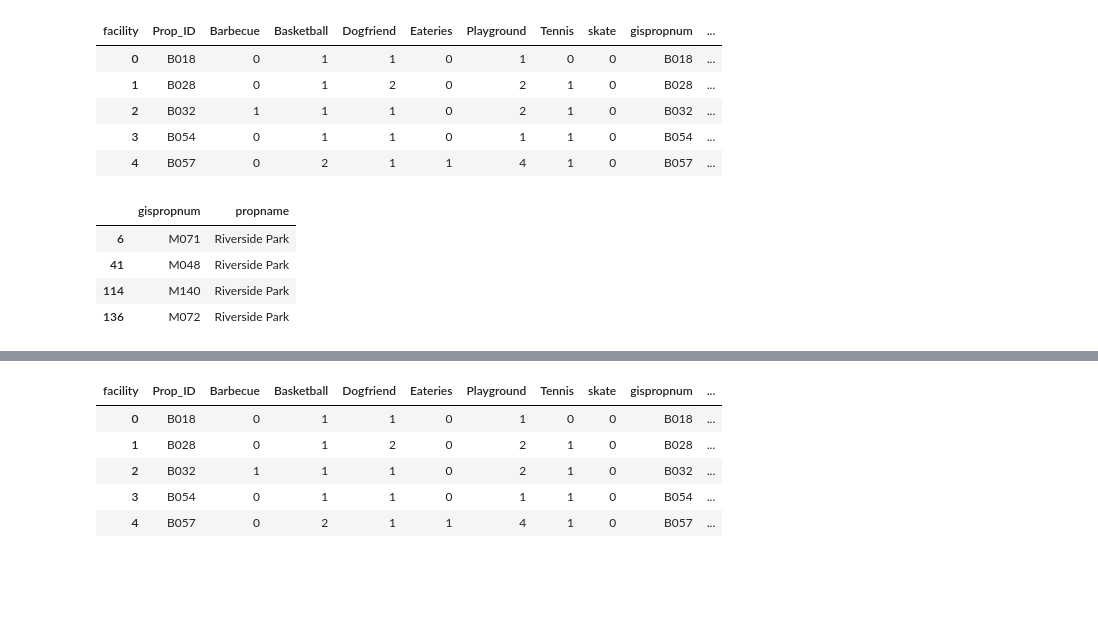
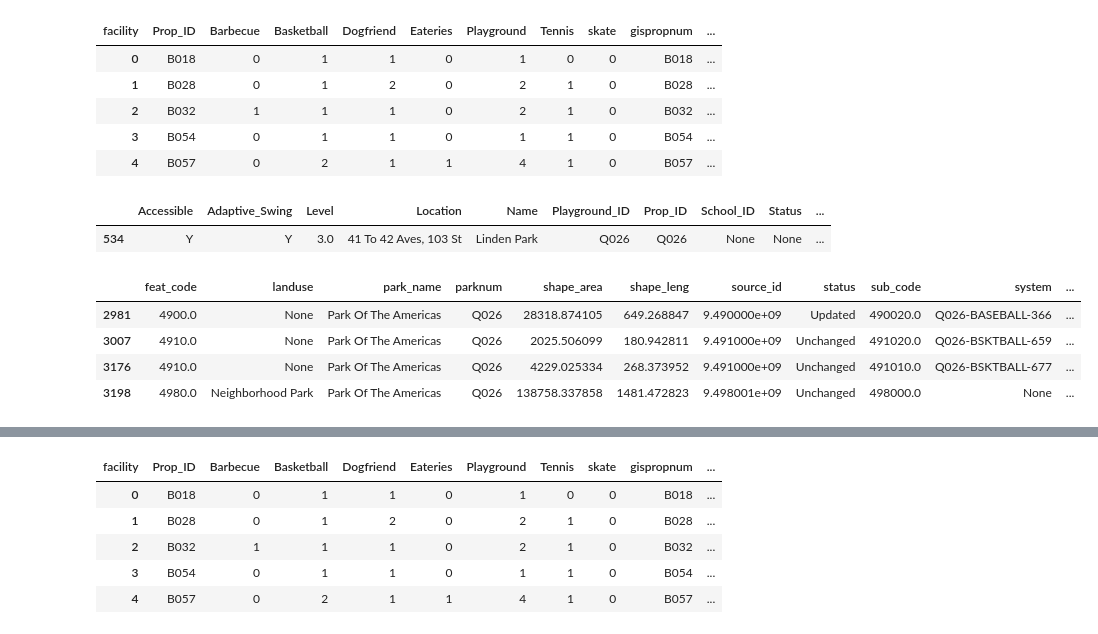
Before and after one commit to rohuniyer/How-greenspace-makes-the-green, a Jupyter notebook: greenspace.ipynb, the cells around one changed output, grey strips where cells are left out. Drawn from its saved outputs; the diff is of its cells as text; code cells hidden in the pictures; blank space fills up the shorter version.

```diff
--- a/greenspace.ipynb
+++ b/greenspace.ipynb
@@ -272,11 +272,16 @@ parkname=parkname.drop_duplicates()
 # %%
 greenname=gs[['parknum','park_name']]
 greenname=greenname.drop_duplicates()
-# %%
-parkname.loc[parkname.propname == 'Riverside Park']
-# %% [output]
-|  | gispropnum | propname |
-| 6 | M071 | Riverside Park |
-| 41 | M048 | Riverside Park |
-| 114 | M140 | Riverside Park |
-| 136 | M072 | Riverside Park |
+# %%
+plg.loc[plg.Prop_ID=='Q026']
+# %% [output]
+|  | Accessible | Adaptive_Swing | Level | Location | Name | Playground_ID | Prop_ID | School_ID | Status | ... |
+| 534 | Y | Y | 3.0 | 41 To 42 Aves, 103 St | Linden Park | Q026 | Q026 | None | None | ... |
+# %%
+gs.loc[gs.parknum=='Q026']
+# %% [output]
+|  | feat_code | landuse | park_name | parknum | shape_area | shape_leng | source_id | status | sub_code | system | ... |
+| 2981 | 4900.0 | None | Park Of The Americas | Q026 | 28318.874105 | 649.268847 | 9.490000e+09 | Updated | 490020.0 | Q026-BASEBALL-366 | ... |
+| 3007 | 4910.0 | None | Park Of The Americas | Q026 | 2025.506099 | 180.942811 | 9.491000e+09 | Unchanged | 491020.0 | Q026-BSKTBALL-659 | ... |
+| 3176 | 4910.0 | None | Park Of The Americas | Q026 | 4229.025334 | 268.373952 | 9.491000e+09 | Unchanged | 491010.0 | Q026-BSKTBALL-677 | ... |
+| 3198 | 4980.0 | Neighborhood Park | Park Of The Americas | Q026 | 138758.337858 | 1481.472823 | 9.498001e+09 | Unchanged | 498000.0 | None | ... |
```
Also changed, not shown: parts of 4 cells of this notebook, 3 other files.
